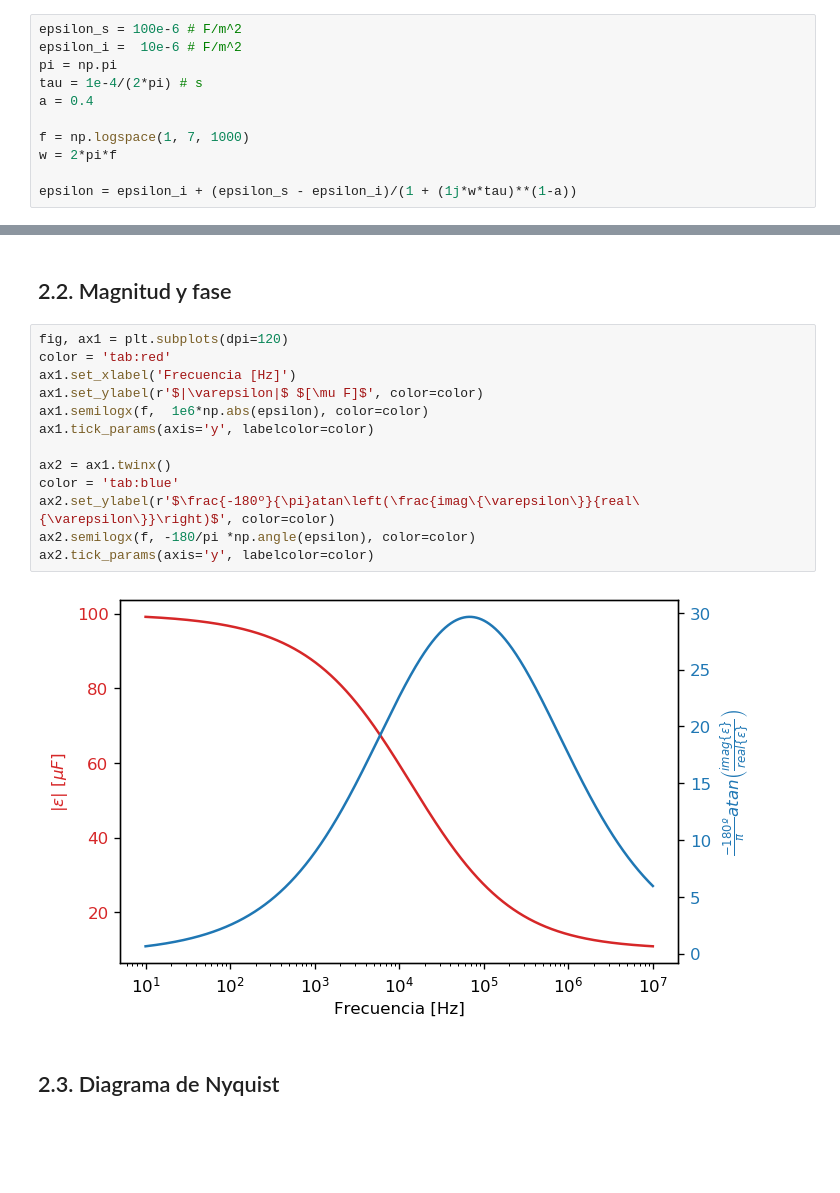
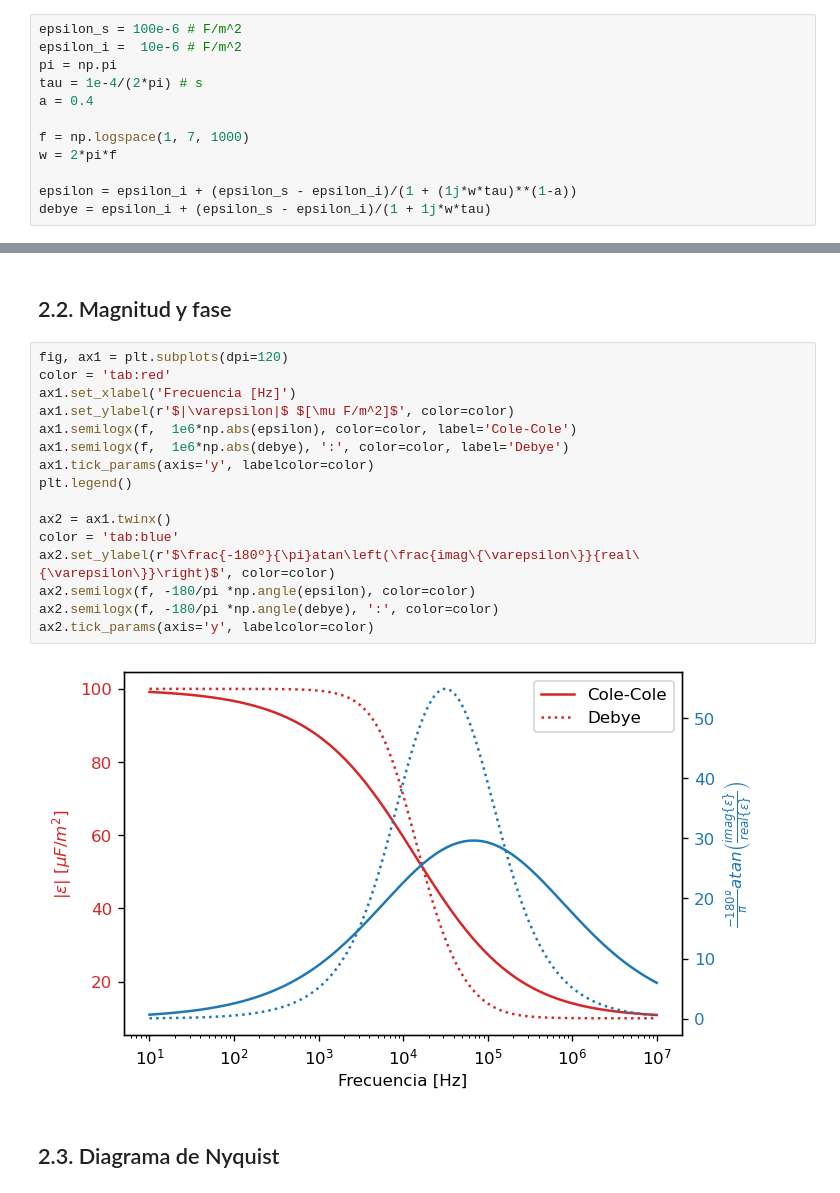
Before and after one commit to davidalejandromiranda/fisicoquimica, a Jupyter notebook: impedancia/ModeloColeCole.ipynb, the cells around one changed output, grey strips where cells are left out. Saved outputs shown, nothing was run; the diff lists cells and outputs as text; blank space fills up the shorter version.

```diff
--- a/impedancia/ModeloColeCole.ipynb
+++ b/impedancia/ModeloColeCole.ipynb
@@ -23,6 +23,7 @@ f = np.logspace(1, 7, 1000)
 w = 2*pi*f
 
 epsilon = epsilon_i + (epsilon_s - epsilon_i)/(1 + (1j*w*tau)**(1-a))
+debye = epsilon_i + (epsilon_s - epsilon_i)/(1 + 1j*w*tau)
 # %% [markdown]
 ## 2.1. Parte real e imaginaria
 # %%
@@ -45,18 +50,21 @@ ax2.tick_params(axis='y', labelcolor=color)
 # %%
 fig, ax1 = plt.subplots(dpi=120)
 color = 'tab:red'
 ax1.set_xlabel('Frecuencia [Hz]')
-ax1.set_ylabel(r'$|\varepsilon|$ $[\mu F]$', color=color)
-ax1.semilogx(f,  1e6*np.abs(epsilon), color=color)
+ax1.set_ylabel(r'$|\varepsilon|$ $[\mu F/m^2]$', color=color)
+ax1.semilogx(f,  1e6*np.abs(epsilon), color=color, label='Cole-Cole')
+ax1.semilogx(f,  1e6*np.abs(debye), ':', color=color, label='Debye')
 ax1.tick_params(axis='y', labelcolor=color)
+plt.legend()
 
 ax2 = ax1.twinx()
 color = 'tab:blue'
 ax2.set_ylabel(r'$\frac{-180º}{\pi}atan\left(\frac{imag\{\varepsilon\}}{real\{\varepsilon\}}\right)$', color=color)
 ax2.semilogx(f, -180/pi *np.angle(epsilon), color=color)
+ax2.semilogx(f, -180/pi *np.angle(debye), ':', color=color)
 ax2.tick_params(axis='y', labelcolor=color)
 # %% [output]
-[figure, old version]
+[figure, new version]
 # %% [markdown]
 ## 2.3. Diagrama de Nyquist
 # %%
```
Also changed, not shown: parts of 2 cells of this notebook.
